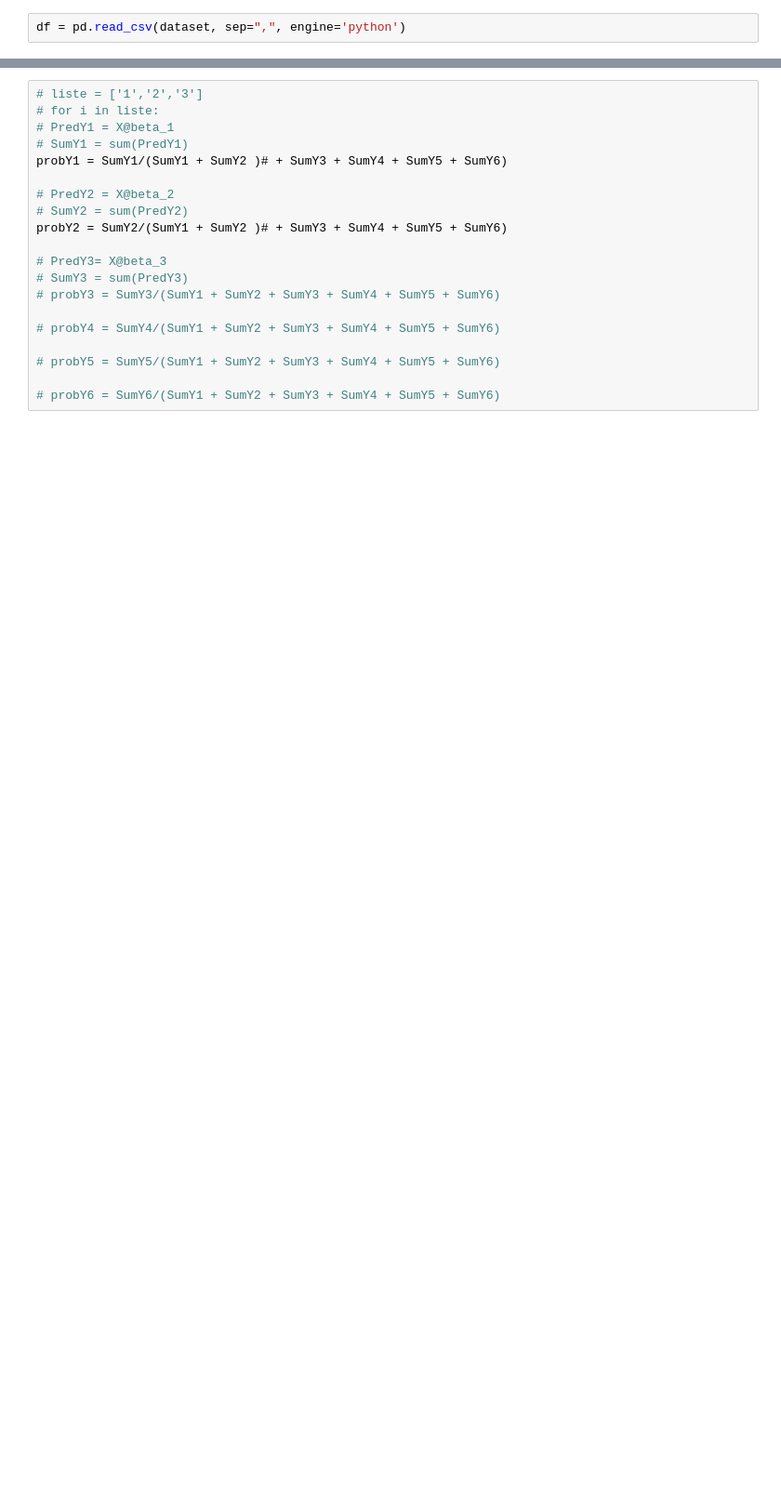
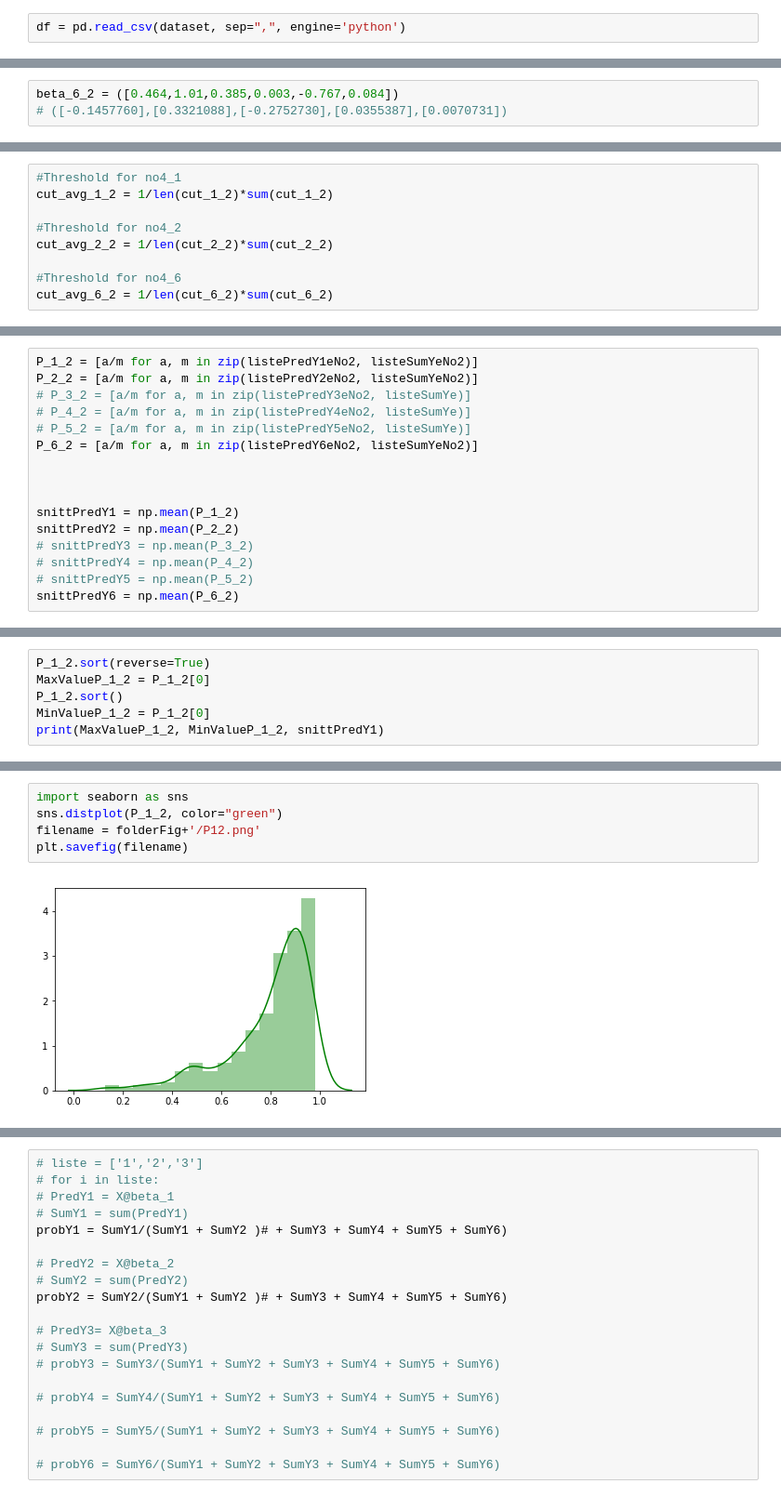
Before and after one commit to DataScienceLead/RealInvestment, a Jupyter notebook: bus_surv/prob.ipynb, the cells around one changed output, grey strips where cells are left out. Shown: that part at 93% size. Drawn from its saved outputs; the diff is of its cells as text; blank space fills up the shorter version.

```diff
--- a/bus_surv/prob.ipynb
+++ b/bus_surv/prob.ipynb
@@ -163,0 +87,3 @@ array([[-1.61703492],
+# %%
+beta_6_2 = ([0.464,1.01,0.385,0.003,-0.767,0.084])
+# ([-0.1457760],[0.3321088],[-0.2752730],[0.0355387],[0.0070731])
@@ -163,0 +115,9 @@ array([[-1.61703492],
+# %%
+#Threshold for no4_1
+cut_avg_1_2 = 1/len(cut_1_2)*sum(cut_1_2)
+
+#Threshold for no4_2
+cut_avg_2_2 = 1/len(cut_2_2)*sum(cut_2_2)
+
+#Threshold for no4_6
+cut_avg_6_2 = 1/len(cut_6_2)*sum(cut_6_2)
@@ -163,0 +234,16 @@ array([[-1.61703492],
+# %%
+P_1_2 = [a/m for a, m in zip(listePredY1eNo2, listeSumYeNo2)]
+P_2_2 = [a/m for a, m in zip(listePredY2eNo2, listeSumYeNo2)]
+# P_3_2 = [a/m for a, m in zip(listePredY3eNo2, listeSumYe)]
+# P_4_2 = [a/m for a, m in zip(listePredY4eNo2, listeSumYe)]
+# P_5_2 = [a/m for a, m in zip(listePredY5eNo2, listeSumYe)]
+P_6_2 = [a/m for a, m in zip(listePredY6eNo2, listeSumYeNo2)]
+
+
+
+snittPredY1 = np.mean(P_1_2)
+snittPredY2 = np.mean(P_2_2)
+# snittPredY3 = np.mean(P_3_2)
+# snittPredY4 = np.mean(P_4_2)
+# snittPredY5 = np.mean(P_5_2)
+snittPredY6 = np.mean(P_6_2)
@@ -163,0 +254,6 @@ array([[-1.61703492],
+# %%
+P_1_2.sort(reverse=True)
+MaxValueP_1_2 = P_1_2[0]
+P_1_2.sort()
+MinValueP_1_2 = P_1_2[0]
+print(MaxValueP_1_2, MinValueP_1_2, snittPredY1)
@@ -163,0 +281,7 @@ array([[-1.61703492],
+# %%
+import seaborn as sns
+sns.distplot(P_1_2, color="green")
+filename = folderFig+'/P12.png'
+plt.savefig(filename)
+# %% [output]
+[figure, added]
```
Also changed, not shown: parts of 74 cells of this notebook, 2 other files.
